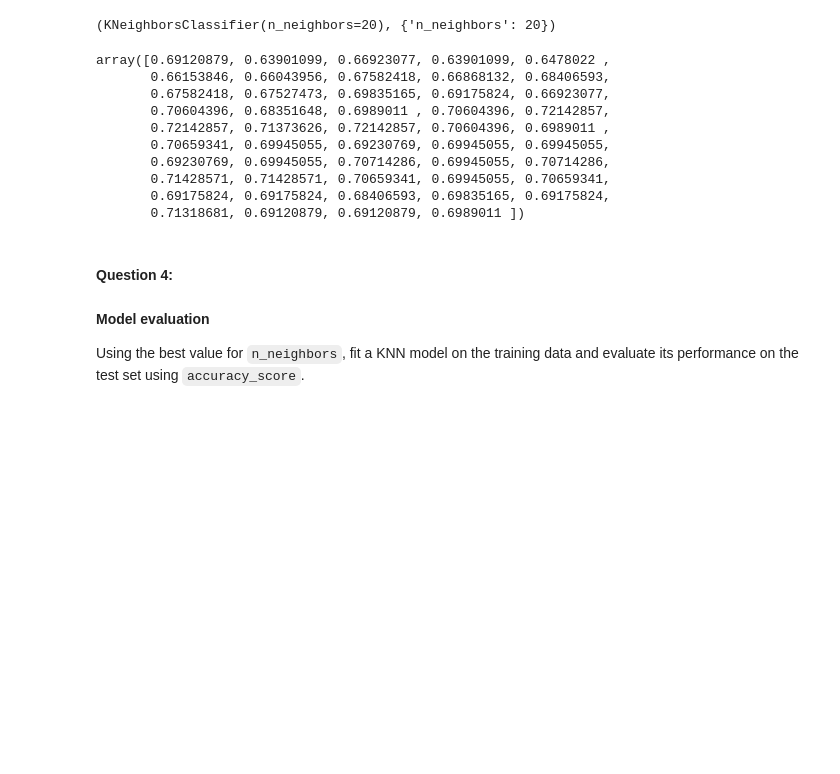
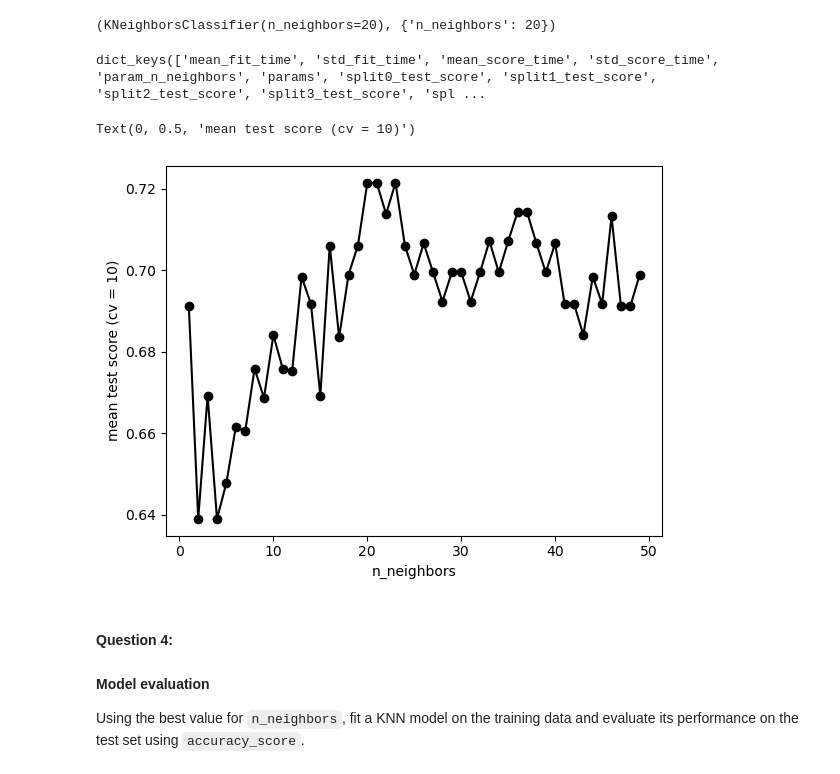
Before and after one commit to slathwal/LCR, a Jupyter notebook: 02_activities/assignments/assignment_1.ipynb, the cells around one changed output. Drawn from its saved outputs; the diff is of its cells as text; code cells hidden in the pictures; blank space fills up the shorter version.

Commit message:
Visualize the results of the gridsearch algorithm using a plot

```diff
--- a/02_activities/assignments/assignment_1.ipynb
+++ b/02_activities/assignments/assignment_1.ipynb
@@ -182,18 +182,16 @@ grid.best_estimator_, grid.best_params_
 # %% [output]
 (KNeighborsClassifier(n_neighbors=20), {'n_neighbors': 20})
 # %%
-grid.cv_results_["mean_test_score"]
+print(grid.cv_results_.keys()) # Look at all the keys available in the cv_results_ dictionary
+params_list = grid.cv_results_["param_n_neighbors"].data # Get the values of the parameter n_neighbors
+cv_scores = grid.cv_results_["mean_test_score"] # Get the scores from cross validation for each parameter
+plt.plot(params_list, cv_scores, "ko-")
+plt.xlabel("n_neighbors")
+plt.ylabel("mean test score (cv = 10)")
 # %% [output]
-array([0.69120879, 0.63901099, 0.66923077, 0.63901099, 0.6478022 ,
-       0.66153846, 0.66043956, 0.67582418, 0.66868132, 0.68406593,
-       0.67582418, 0.67527473, 0.69835165, 0.69175824, 0.66923077,
-       0.70604396, 0.68351648, 0.6989011 , 0.70604396, 0.72142857,
-       0.72142857, 0.71373626, 0.72142857, 0.70604396, 0.6989011 ,
-       0.70659341, 0.69945055, 0.69230769, 0.69945055, 0.69945055,
-       0.69230769, 0.69945055, 0.70714286, 0.69945055, 0.70714286,
-       0.71428571, 0.71428571, 0.70659341, 0.69945055, 0.70659341,
-       0.69175824, 0.69175824, 0.68406593, 0.69835165, 0.69175824,
-       0.71318681, 0.69120879, 0.69120879, 0.6989011 ])
+dict_keys(['mean_fit_time', 'std_fit_time', 'mean_score_time', 'std_score_time', 'param_n_neighbors', 'params', 'split0_test_score', 'split1_test_score', 'split2_test_score', 'split3_test_score', 'spl ...
+Text(0, 0.5, 'mean test score (cv = 10)')
+[figure, added]
 # %% [markdown]
 #### **Question 4:**
 #### Model evaluation
```
Also changed, not shown: parts of 1 cell of this notebook.
